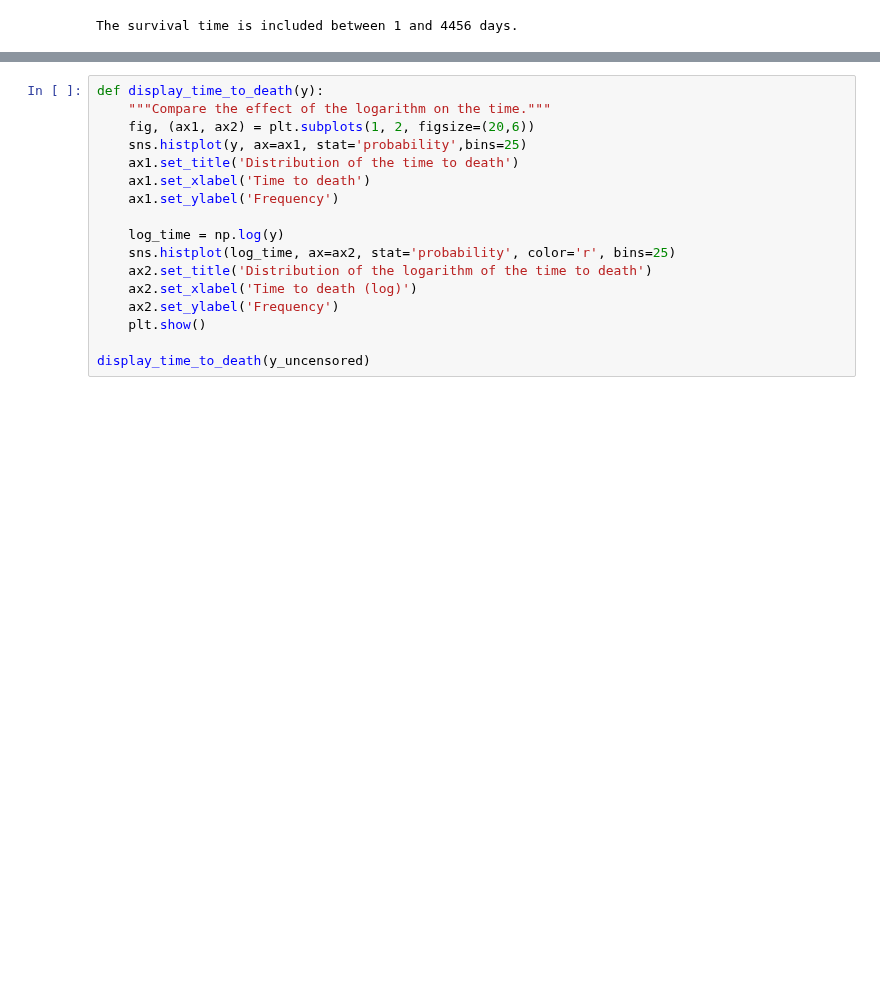
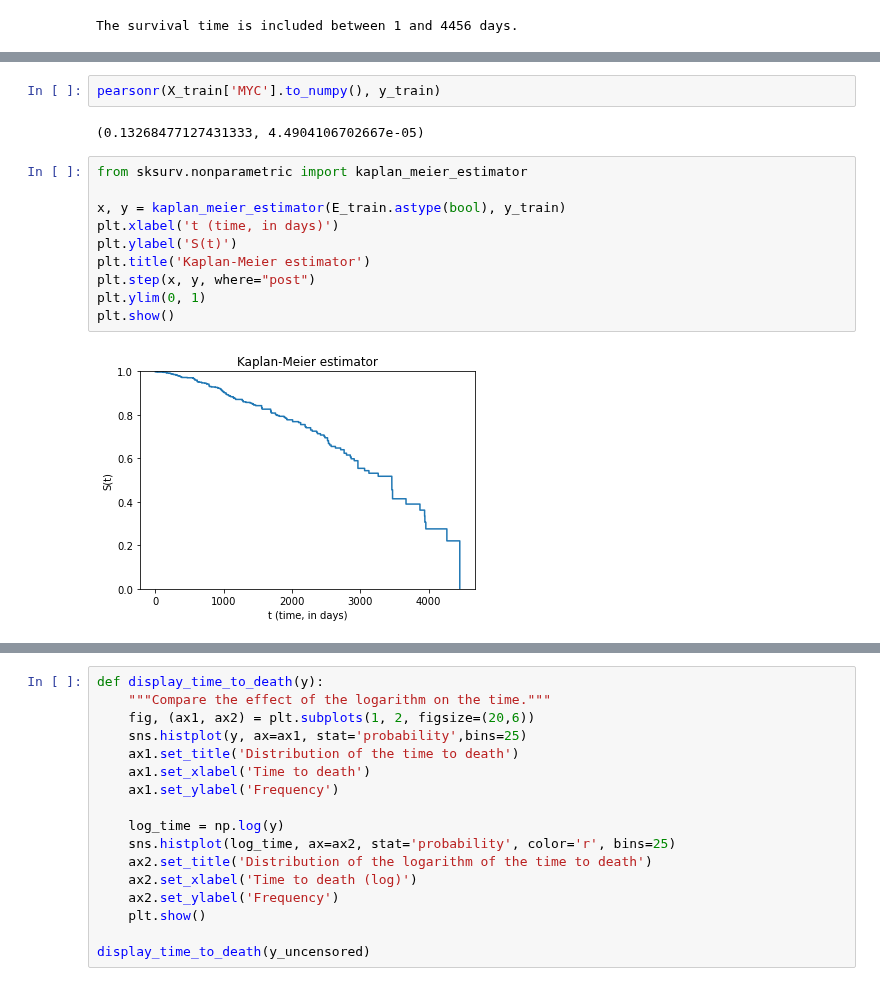
Before and after one commit to StephaneBereux/Cancer-survival-challenge, a Jupyter notebook: starting_kit.ipynb, the cells around one changed output, grey strips where cells are left out. Saved outputs shown, nothing was run; the diff lists cells and outputs as text; blank space fills up the shorter version.

```diff
--- a/starting_kit.ipynb
+++ b/starting_kit.ipynb
@@ -234,0 +291,16 @@ In a first step, one can limit oneself to these patients, and build features onl
+# %%
+pearsonr(X_train['MYC'].to_numpy(), y_train)
+# %% [output]
+(0.13268477127431333, 4.4904106702667e-05)
+# %%
+from sksurv.nonparametric import kaplan_meier_estimator
+
+x, y = kaplan_meier_estimator(E_train.astype(bool), y_train)
+plt.xlabel('t (time, in days)')
+plt.ylabel('S(t)')
+plt.title('Kaplan-Meier estimator')
+plt.step(x, y, where="post")
+plt.ylim(0, 1)
+plt.show()
+# %% [output]
+[figure, added]
```
Also changed, not shown: parts of 39 cells of this notebook, 1 other file.
